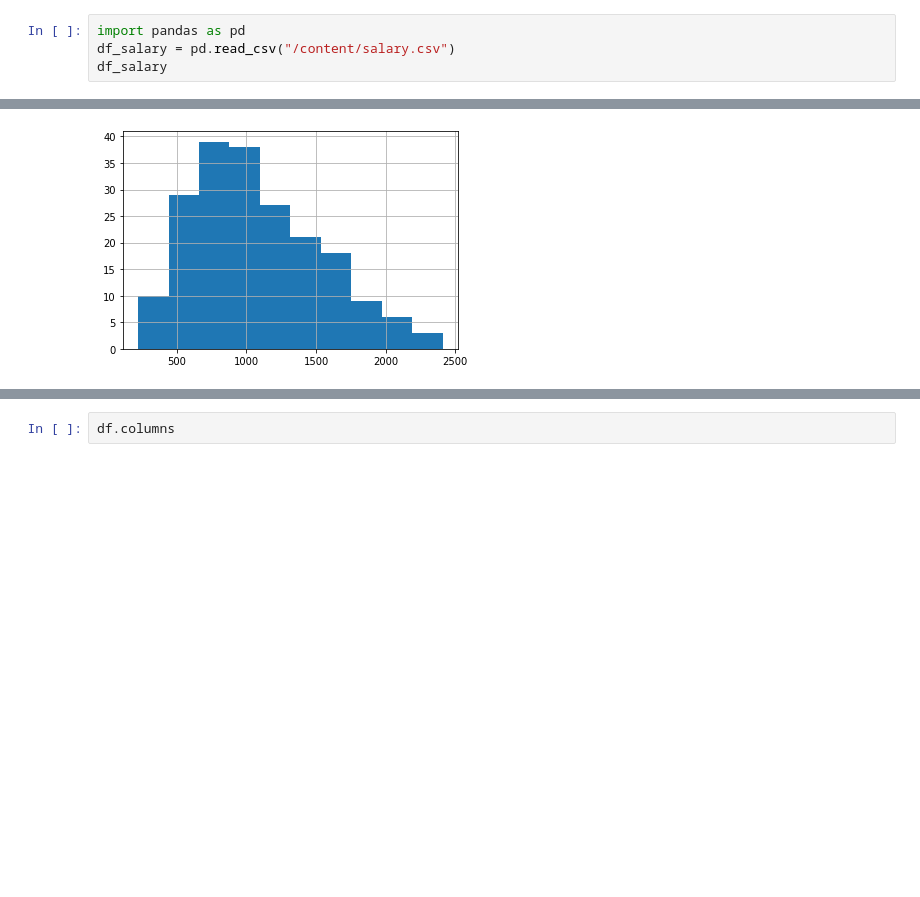
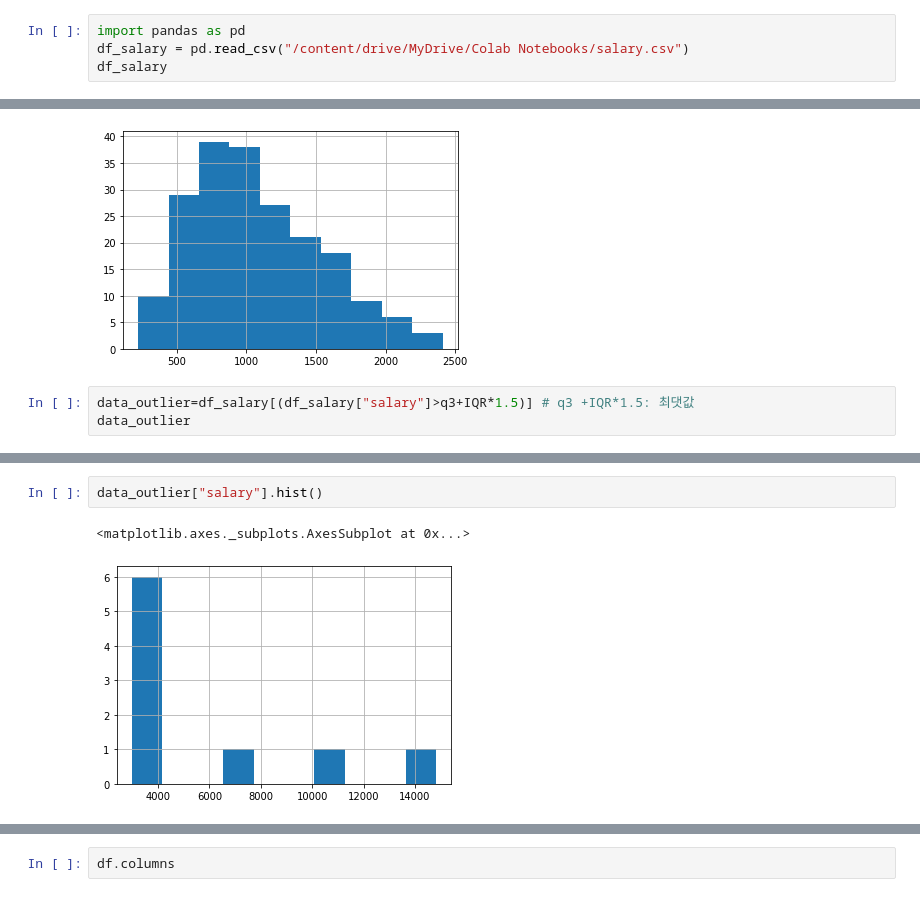
Before and after one commit to kyungmo90/Ubion-Python, a Jupyter notebook: 20230103빅데이터_마케팅.ipynb, the cells around one changed output, grey strips where cells are left out. Saved outputs shown, nothing was run; the diff lists cells and outputs as text; blank space fills up the shorter version.

Commit message:
Colaboratory를 통해 생성됨

```diff
--- a/20230103빅데이터_마케팅.ipynb
+++ b/20230103빅데이터_마케팅.ipynb
@@ -8,6 +13,6 @@ from pandas import *
 # %%
 import pandas as pd
-df_salary = pd.read_csv("/content/salary.csv")
+df_salary = pd.read_csv("/content/drive/MyDrive/Colab Notebooks/salary.csv")
 df_salary
 # %% [output]
 |  | salary | sales | roe | industry |
@@ -62,3 +70,6 @@ data_IQR["salary"].hist()
 # %% [output]
 <matplotlib.axes._subplots.AxesSubplot at 0x...>
 [figure]
+# %%
+data_outlier=df_salary[(df_salary["salary"]>q3+IQR*1.5)] # q3 +IQR*1.5: 최댓값
+data_outlier
@@ -65 +87,6 @@ data_IQR["salary"].hist()
+# %%
+data_outlier["salary"].hist()
+# %% [output]
+<matplotlib.axes._subplots.AxesSubplot at 0x...>
+[figure, added]
 # %%
```
Also changed, not shown: parts of 31 cells of this notebook.
